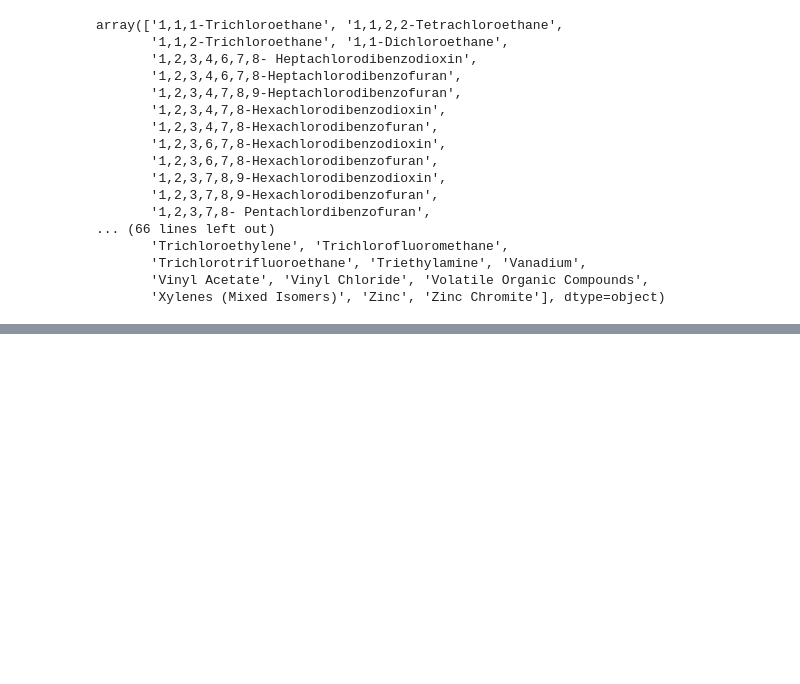
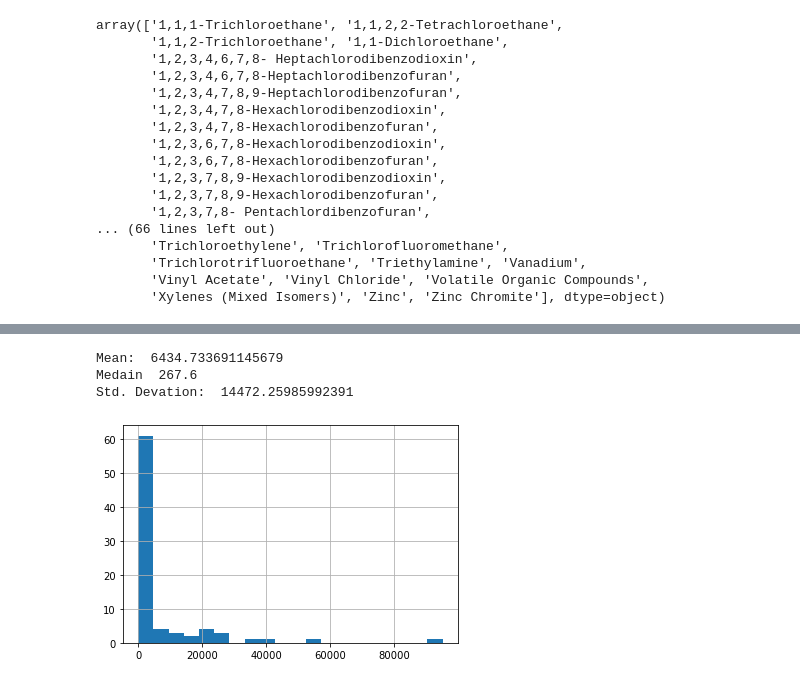
Before and after one commit to RwHendrickson/MappingGZ, a Jupyter notebook: Prototype/Notebooks/Exploring Emissions.ipynb, the cells around one changed output, grey strips where cells are left out. Cells and saved outputs as stored; diff of their text form; code cells hidden in the pictures; blank space fills up the shorter version.

```diff
--- a/Prototype/Notebooks/Exploring Emissions.ipynb
+++ b/Prototype/Notebooks/Exploring Emissions.ipynb
@@ -87,0 +164,9 @@ array(['1,1,1-Trichloroethane', '1,1,2,2-Tetrachloroethane',
+# %%
+## PM
+
+basic_stats(pm['LBS_EMITTED']) ### Hmm.... Let's Log?
+# %% [output]
+Mean:  6434.733691145679
+Medain  267.6
+Std. Devation:  14472.25985992391
+[figure, added]
```
Also changed, not shown: parts of 11 cells of this notebook, 4 other files.
